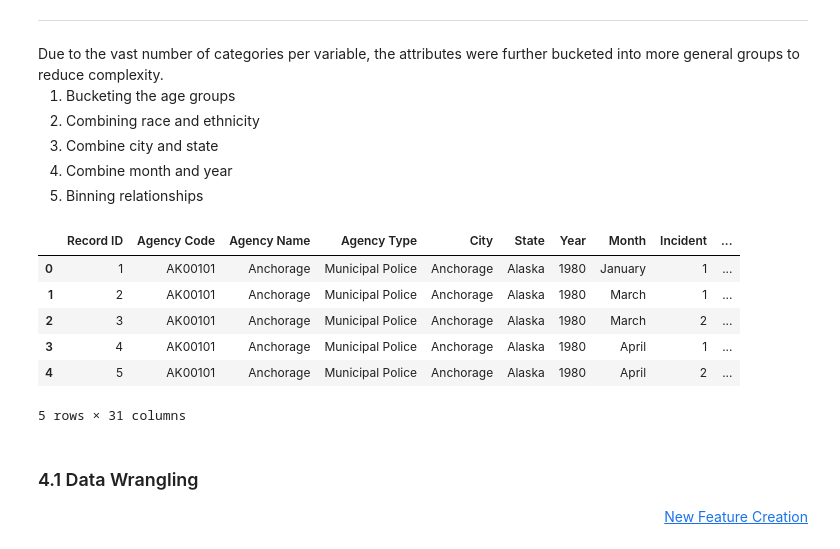
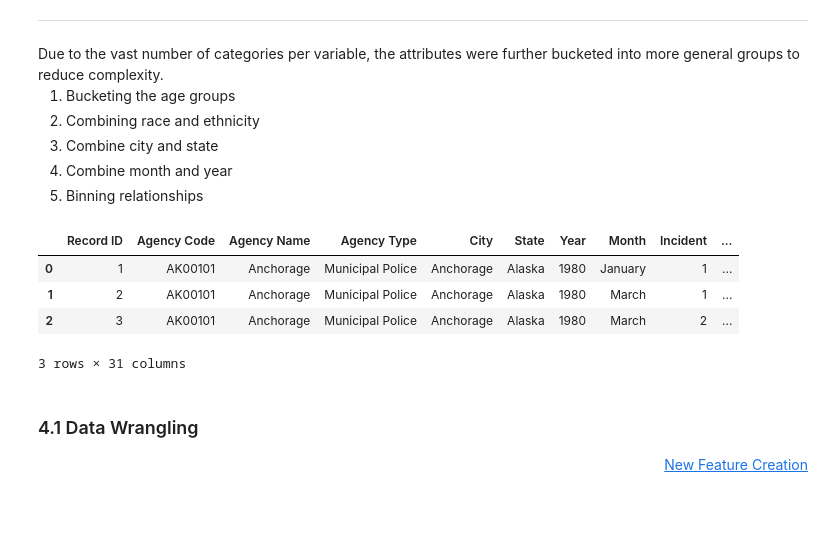
Before and after one commit to pretttyvo/ML1-Visualization-and-Data-Preprocessing, a Jupyter notebook: Lab 1/Jupyter Notebooks/Final Submission.ipynb, the cells around one changed output. Cells and saved outputs as stored; diff of their text form; code cells hidden in the pictures; blank space fills up the shorter version.

```diff
--- a/Lab 1/Jupyter Notebooks/Final Submission.ipynb
+++ b/Lab 1/Jupyter Notebooks/Final Submission.ipynb
@@ -220,15 +220,13 @@ df['Relationship_Group'] = df['Relationship']
 rel_replace = [[key for key, value in relationship_dict.items() if val in value][0] if len([key for key, value in relationship_dict.items() if val in value]) >0 else val for val in df['Relationship_Group']]
 df['Relationship_Group'] = rel_replace
 # %%
-df.head()
+df.head(3)
 # %% [output]
 |  | Record ID | Agency Code | Agency Name | Agency Type | City | State | Year | Month | Incident | ... |
 | 0 | 1 | AK00101 | Anchorage | Municipal Police | Anchorage | Alaska | 1980 | January | 1 | ... |
 | 1 | 2 | AK00101 | Anchorage | Municipal Police | Anchorage | Alaska | 1980 | March | 1 | ... |
 | 2 | 3 | AK00101 | Anchorage | Municipal Police | Anchorage | Alaska | 1980 | March | 2 | ... |
-| 3 | 4 | AK00101 | Anchorage | Municipal Police | Anchorage | Alaska | 1980 | April | 1 | ... |
-| 4 | 5 | AK00101 | Anchorage | Municipal Police | Anchorage | Alaska | 1980 | April | 2 | ... |
-5 rows × 31 columns
+3 rows × 31 columns
 # %% [markdown]
 ### 4.1 Data Wrangling <a id='data-wrangling'></a>
 <div style="text-align: right"> <a href="#new-feature-creation">New Feature Creation</a> </div>
```
Also changed, not shown: parts of 6 cells of this notebook.
